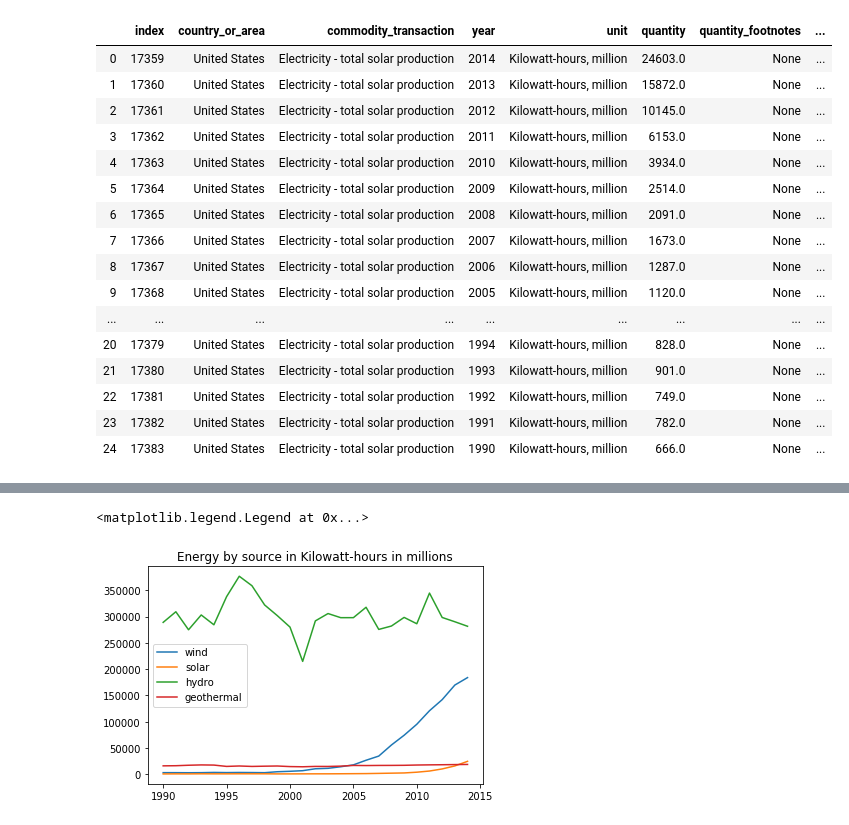
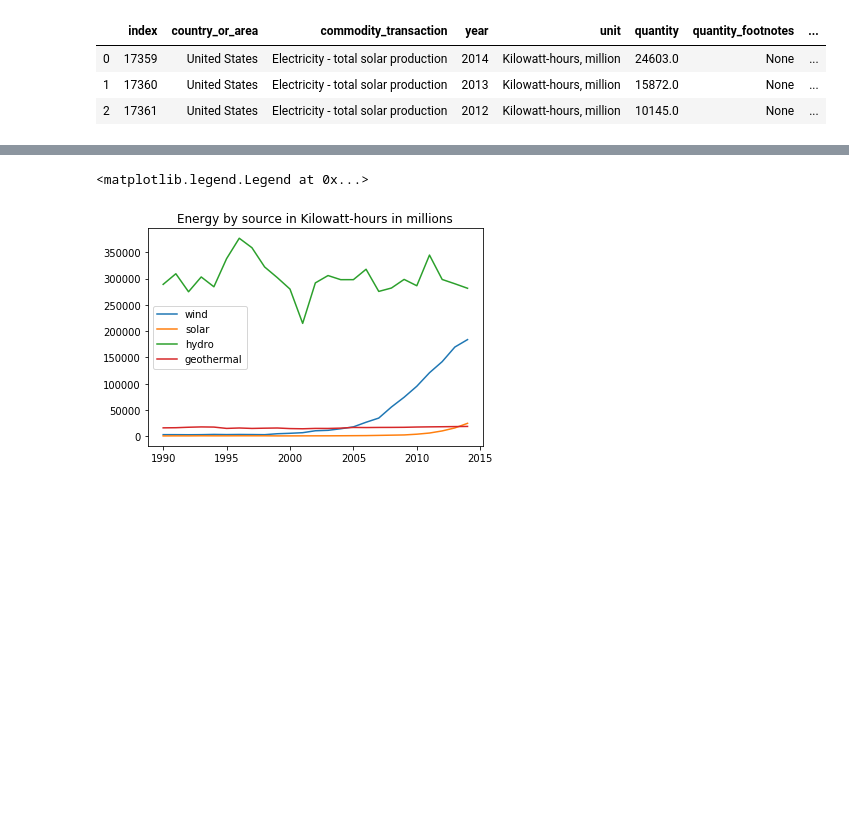
Before and after one commit to Bourbonplaytime/Renewable_energy, a Jupyter notebook: Renewable_energy.ipynb, the cells around one changed output, grey strips where cells are left out. Drawn from its saved outputs; the diff is of its cells as text; code cells hidden in the pictures; blank space fills up the shorter version.

```diff
--- a/Renewable_energy.ipynb
+++ b/Renewable_energy.ipynb
@@ -74,24 +61,13 @@ Text(0.5, 1.0, 'Kilowatt-hours of wind energy produced by year')
 # %%
 sol_query = 'SELECT * FROM Energy WHERE category="solar_electricity";'
 
 sol_results = pd.read_sql_query(sol_query, db)
 
-sol_results
+sol_results['sol_as_per'] = sol_results['quantity'] / tot_results['quantity'] * 100
+
+sol_results.head(3)
 # %% [output]
 |  | index | country_or_area | commodity_transaction | year | unit | quantity | quantity_footnotes | ... |
 | 0 | 17359 | United States | Electricity - total solar production | 2014 | Kilowatt-hours, million | 24603.0 | None | ... |
 | 1 | 17360 | United States | Electricity - total solar production | 2013 | Kilowatt-hours, million | 15872.0 | None | ... |
 | 2 | 17361 | United States | Electricity - total solar production | 2012 | Kilowatt-hours, million | 10145.0 | None | ... |
-| 3 | 17362 | United States | Electricity - total solar production | 2011 | Kilowatt-hours, million | 6153.0 | None | ... |
-| 4 | 17363 | United States | Electricity - total solar production | 2010 | Kilowatt-hours, million | 3934.0 | None | ... |
-| 5 | 17364 | United States | Electricity - total solar production | 2009 | Kilowatt-hours, million | 2514.0 | None | ... |
-| 6 | 17365 | United States | Electricity - total solar production | 2008 | Kilowatt-hours, million | 2091.0 | None | ... |
-| 7 | 17366 | United States | Electricity - total solar production | 2007 | Kilowatt-hours, million | 1673.0 | None | ... |
-| 8 | 17367 | United States | Electricity - total solar production | 2006 | Kilowatt-hours, million | 1287.0 | None | ... |
-| 9 | 17368 | United States | Electricity - total solar production | 2005 | Kilowatt-hours, million | 1120.0 | None | ... |
-| ... | ... | ... | ... | ... | ... | ... | ... | ... |
-| 20 | 17379 | United States | Electricity - total solar production | 1994 | Kilowatt-hours, million | 828.0 | None | ... |
-| 21 | 17380 | United States | Electricity - total solar production | 1993 | Kilowatt-hours, million | 901.0 | None | ... |
-| 22 | 17381 | United States | Electricity - total solar production | 1992 | Kilowatt-hours, million | 749.0 | None | ... |
-| 23 | 17382 | United States | Electricity - total solar production | 1991 | Kilowatt-hours, million | 782.0 | None | ... |
-| 24 | 17383 | United States | Electricity - total solar production | 1990 | Kilowatt-hours, million | 666.0 | None | ... |
```
Also changed, not shown: parts of 18 cells of this notebook.
